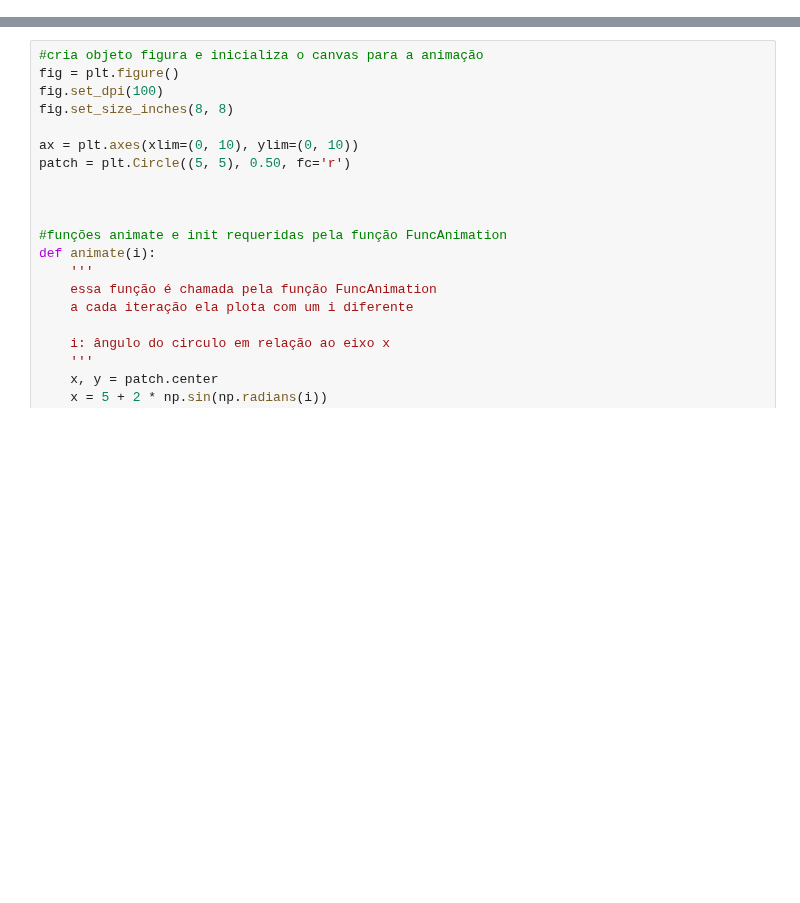
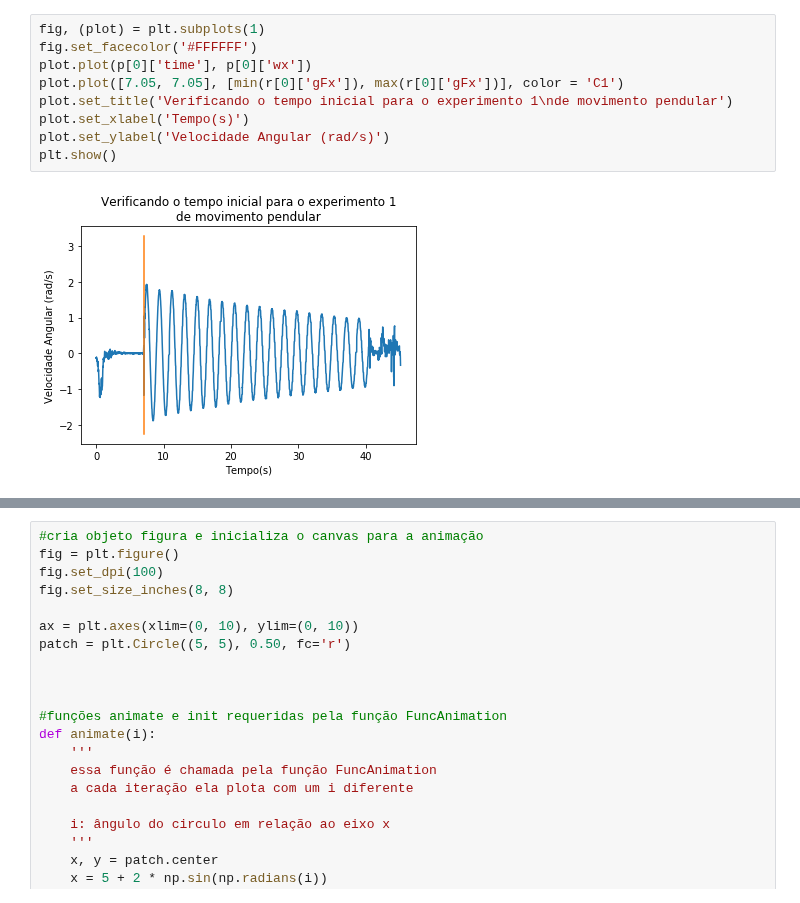
Before and after one commit to VitorSerio/MAC0209--EP1, a Jupyter notebook: EP2/Relatorio.ipynb, the cells around one changed output, grey strips where cells are left out. Drawn from its saved outputs; the diff is of its cells as text; blank space fills up the shorter version.

```diff
--- a/EP2/Relatorio.ipynb
+++ b/EP2/Relatorio.ipynb
@@ -690,0 +441,11 @@ plot_modelos(pe, eup1, eup2, ['theta', 'w', 'a'], labels = ['Deslocamento Angula
+# %%
+fig, (plot) = plt.subplots(1)
+fig.set_facecolor('#FFFFFF')
+plot.plot(p[0]['time'], p[0]['wx'])
+plot.plot([7.05, 7.05], [min(r[0]['gFx']), max(r[0]['gFx'])], color = 'C1')
+plot.set_title('Verificando o tempo inicial para o experimento 1\nde movimento pendular')
+plot.set_xlabel('Tempo(s)')
+plot.set_ylabel('Velocidade Angular (rad/s)')
+plt.show()
+# %% [output]
+[figure, added]
```
Also changed, not shown: parts of 36 cells of this notebook, 1 other file.
